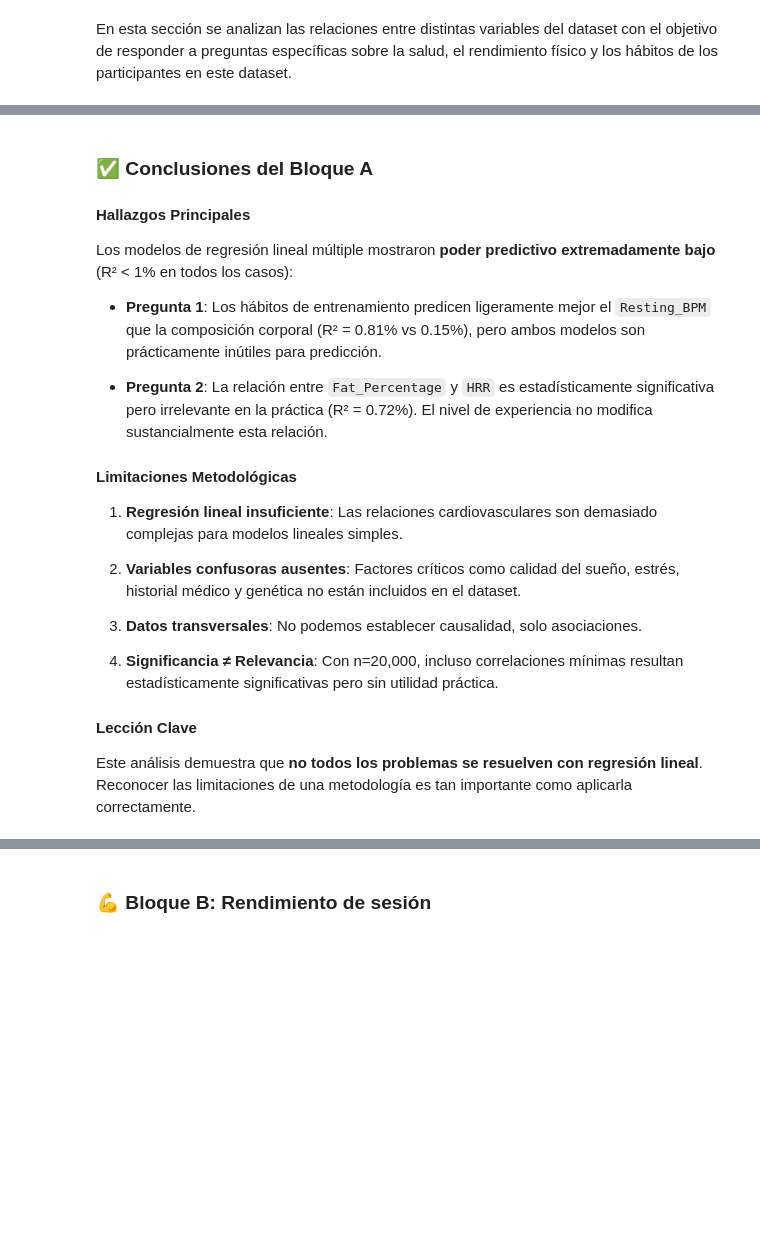
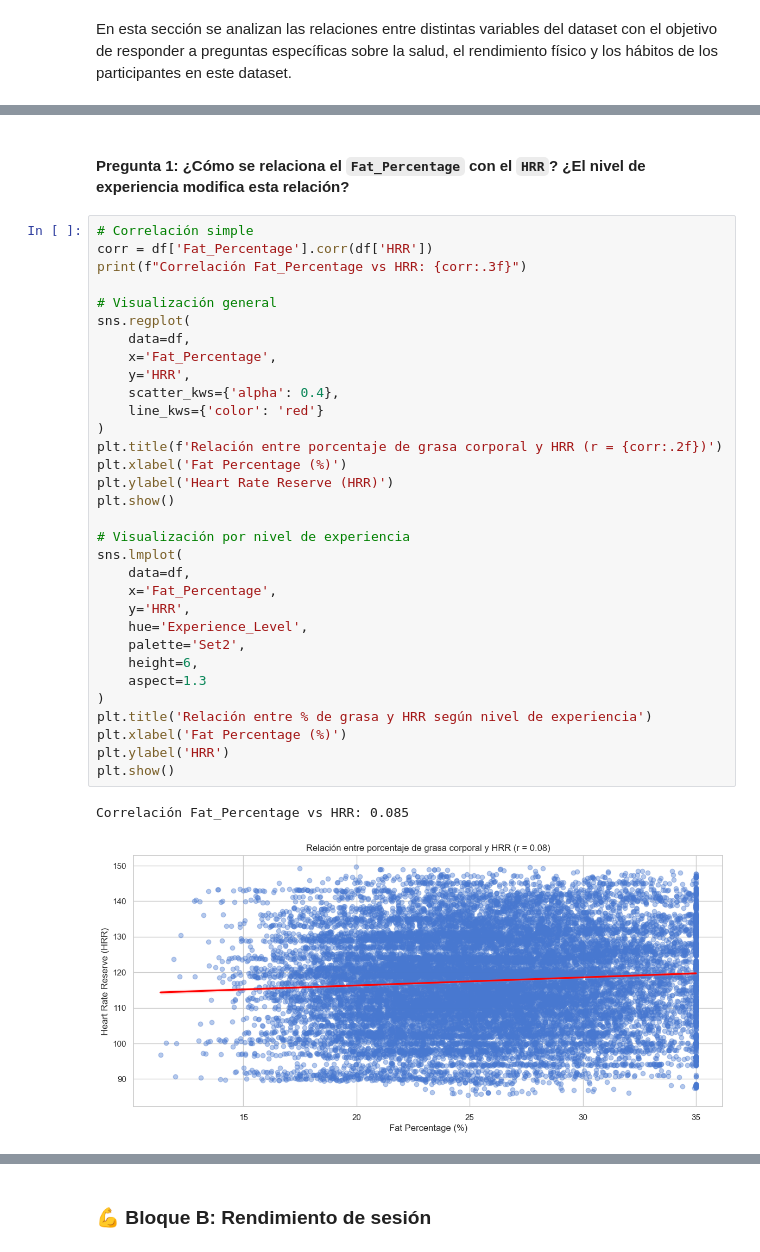
Before and after one commit to albamdls/analisis-exploratorio-dataset-life-style, a Jupyter notebook: notebook.ipynb, the cells around one changed output, grey strips where cells are left out. Cells and saved outputs as stored; diff of their text form; blank space fills up the shorter version.

```diff
--- a/notebook.ipynb
+++ b/notebook.ipynb
@@ -827,24 +444,37 @@ Resultados:
-# %% [markdown]
-### ✅ Conclusiones del Bloque A
-
-#### **Hallazgos Principales**
-
-Los modelos de regresión lineal múltiple mostraron **poder predictivo extremadamente bajo** (R² < 1% en todos los casos):
-
-- **Pregunta 1**: Los hábitos de entrenamiento predicen ligeramente mejor el `Resting_BPM` que la composición corporal (R² = 0.81% vs 0.15%), pero ambos modelos son prácticamente inútiles para predicción.
-
-- **Pregunta 2**: La relación entre `Fat_Percentage` y `HRR` es estadísticamente significativa pero irrelevante en la práctica (R² = 0.72%). El nivel de experiencia no modifica sustancialmente esta relación.
-
-#### **Limitaciones Metodológicas**
-
-1. **Regresión lineal insuficiente**: Las relaciones cardiovasculares son demasiado complejas para modelos lineales simples.
-
-2. **Variables confusoras ausentes**: Factores críticos como calidad del sueño, estrés, historial médico y genética no están incluidos en el dataset.
-
-3. **Datos transversales**: No podemos establecer causalidad, solo asociaciones.
-
-4. **Significancia ≠ Relevancia**: Con n=20,000, incluso correlaciones mínimas resultan estadísticamente significativas pero sin utilidad práctica.
-
-#### **Lección Clave**
-
-Este análisis demuestra que **no todos los problemas se resuelven con regresión lineal**. Reconocer las limitaciones de una metodología es tan importante como aplicarla correctamente.
+# %% [markdown]
+#### **Pregunta 1:** ¿Cómo se relaciona el `Fat_Percentage` con el `HRR`? ¿El nivel de experiencia modifica esta relación?
+# %%
+# Correlación simple
+corr = df['Fat_Percentage'].corr(df['HRR'])
+print(f"Correlación Fat_Percentage vs HRR: {corr:.3f}")
+
+# Visualización general
+sns.regplot(
+    data=df,
+    x='Fat_Percentage',
+    y='HRR',
+    scatter_kws={'alpha': 0.4},
+    line_kws={'color': 'red'}
+)
+plt.title(f'Relación entre porcentaje de grasa corporal y HRR (r = {corr:.2f})')
+plt.xlabel('Fat Percentage (%)')
+plt.ylabel('Heart Rate Reserve (HRR)')
+plt.show()
+
+# Visualización por nivel de experiencia
+sns.lmplot(
+    data=df,
+    x='Fat_Percentage',
+    y='HRR',
+    hue='Experience_Level',
+    palette='Set2',
+    height=6,
+    aspect=1.3
+)
+plt.title('Relación entre % de grasa y HRR según nivel de experiencia')
+plt.xlabel('Fat Percentage (%)')
+plt.ylabel('HRR')
+plt.show()
+# %% [output]
+Correlación Fat_Percentage vs HRR: 0.085
+[figure, added]
```
Also changed, not shown: parts of 38 cells of this notebook.
